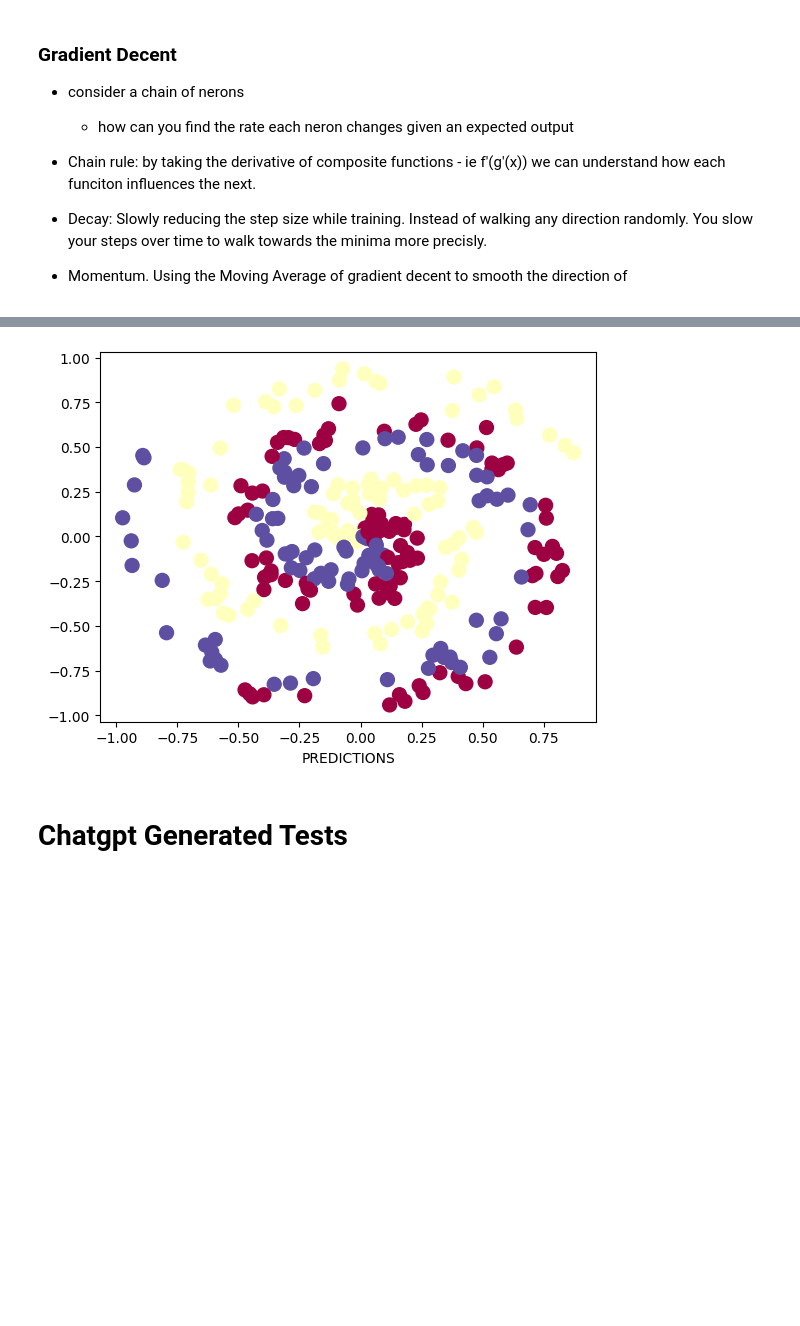
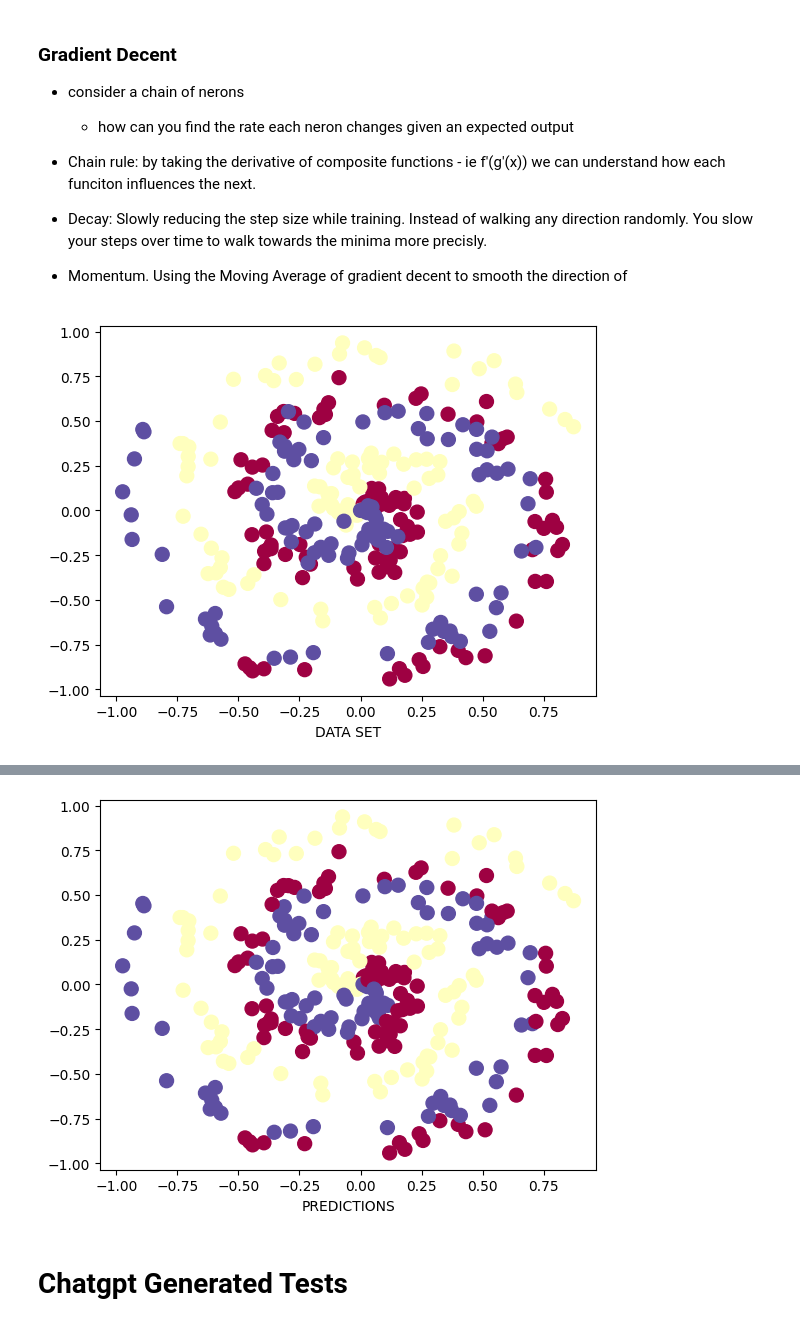
Before and after one commit to 1celo12/neuralnetsfromscratch, a Jupyter notebook: testing.ipynb, the cells around one changed output, grey strips where cells are left out. Cells and saved outputs as stored; diff of their text form; code cells hidden in the pictures; blank space fills up the shorter version.

```diff
--- a/testing.ipynb
+++ b/testing.ipynb
@@ -190,7 +190,31 @@ class Fast_CCE_Loss: #composition
         self.dinputs[range(samples), y_truth] -= 1
         self.dinputs = self.dinputs / samples
 
-class Gradient_Decent:
+class Optimizer_Gradient_Decent:
+    def  __init__(self, learning_rate=1, decay=0, epoch=0 ,momentum=0):
+        self.learning_rate= learning_rate
+        self.current_rate = learning_rate
+        self.decay=decay
+        self.epoch=epoch
+        self.momentum=momentum
+
+    def set_decay(self):
+        if self.decay:
+            self.current_rate = self.learning_rate*(1 / (1 + self.decay * self.epoch))
+
+    def update_parameters(self, layer: DenseLayer):
+        updated_weights = self.momentum * layer.weight_momentum - self.current_rate * layer.dweights
+        layer.weight_momentum = updated_weights
+
+        updated_biases = self.momentum * layer.bias_momentum - self.current_rate * layer.dbiases
+        layer.bias_momentum = updated_biases
+
+        layer.weights += updated_weights
+        layer.biases  += updated_biases
+
+
+
+class Optimizer_Adagrad:
     def  __init__(self, learning_rate=1, decay=0, epoch=0 ,momentum=0):
         self.learning_rate= learning_rate
         self.current_rate = learning_rate
@@ -252,38 +276,39 @@ from nnfs.datasets import spiral_data
 import matplotlib.pyplot as plt
 plt.subplots()
 
 np.random.seed(42)
 
 X, y = spiral_data(samples=100, classes=3)
 
-# plt.scatter(X[:, 0], X[:, 1], c=y, s=100, cmap=plt.cm.Spectral)
-# plt.xlabel("DATA SET")
-# plt.show()
+plt.scatter(X[:, 0], X[:, 1], c=y, s=100, cmap=plt.cm.Spectral)
+plt.xlabel("DATA SET")
+plt.show()
 
 nn = MyFirstNeuralNetwork(X, y)
-optimizer = Gradient_Decent(decay=1e-3, momentum=0.9)
+optimizer = Optimizer_Gradient_Decent(decay=1e-3, momentum=0.9)
 
-for epoch in range(500):
+for epoch in range(1000):
     optimizer.epoch = epoch
     nn.forward()
 
     if epoch%100 == 0:
         print(f'Epoch:{epoch}, Loss:{nn.loss}, Accuracy:{nn.accuracy}, Learning Rate:{optimizer.current_rate }')
     nn.backward()
     optimizer.set_decay()
     optimizer.update_parameters(nn.hidden_layer)
     optimizer.update_parameters(nn.input_layer)
 
 
 
 
 
 
 
 plt.scatter(X[:, 0], X[:, 1], c= nn.predictions, s=100, cmap=plt.cm.Spectral)
 plt.xlabel("PREDICTIONS")
 plt.show()
 # %% [output]
+[figure, new version]
 Epoch:0, Loss:1.0978277921676636, Accuracy:0.41333333333333333, Learning Rate:1
 Epoch:100, Loss:1.108995795249939, Accuracy:0.45666666666666667, Learning Rate:0.9099181073703367
 Epoch:200, Loss:0.55629962682724, Accuracy:0.7933333333333333, Learning Rate:0.8340283569641367
@@ -292,4 +322,4 @@ Epoch:400, Loss:0.2993850111961365, Accuracy:0.8733333333333333, Learning Rate:0
-[figure, old version]
+[figure, added]
 # %%
 plt.subplot()
 plt.scatter(X[:, 0], X[:, 1], c= nn.predictions, s=100, cmap=plt.cm.Spectral)
```
Also changed, not shown: parts of 1 cell of this notebook.
